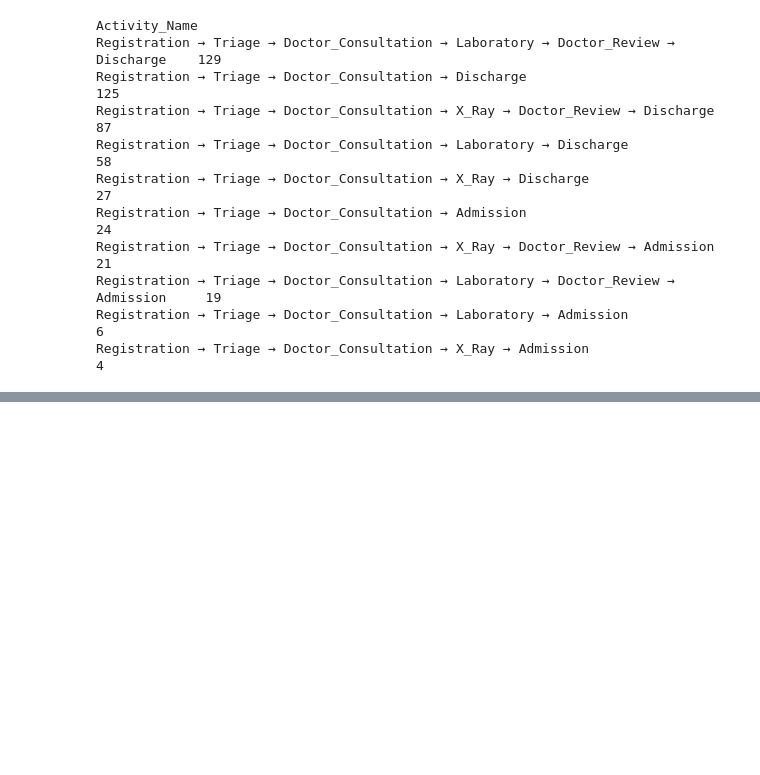
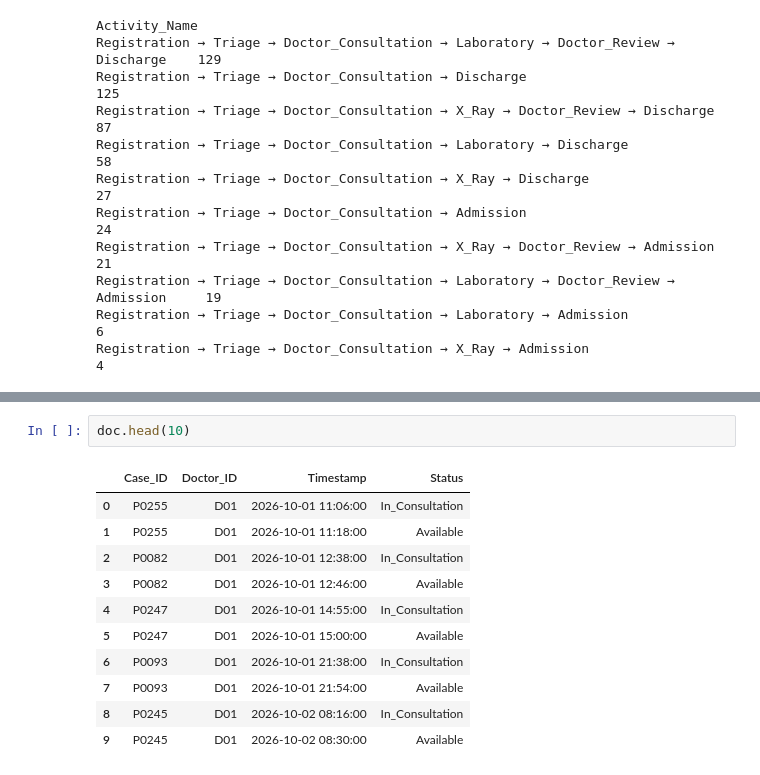
Before and after one commit to Ananyasingh0413/CareFlow---Clinical-Pathway-Process-Mining, a Jupyter notebook: healthcare_project-checkpoint.ipynb, the cells around one changed output, grey strips where cells are left out. Drawn from its saved outputs; the diff is of its cells as text; blank space fills up the shorter version.

```diff
--- a/healthcare_project-checkpoint.ipynb
+++ b/healthcare_project-checkpoint.ipynb
@@ -907,0 +1035,14 @@ Registration → Triage → Doctor_Consultation → X_Ray → Admission
+# %%
+doc.head(10)
+# %% [output]
+|  | Case_ID | Doctor_ID | Timestamp | Status |
+| 0 | P0255 | D01 | 2026-10-01 11:06:00 | In_Consultation |
+| 1 | P0255 | D01 | 2026-10-01 11:18:00 | Available |
+| 2 | P0082 | D01 | 2026-10-01 12:38:00 | In_Consultation |
+| 3 | P0082 | D01 | 2026-10-01 12:46:00 | Available |
+| 4 | P0247 | D01 | 2026-10-01 14:55:00 | In_Consultation |
+| 5 | P0247 | D01 | 2026-10-01 15:00:00 | Available |
+| 6 | P0093 | D01 | 2026-10-01 21:38:00 | In_Consultation |
+| 7 | P0093 | D01 | 2026-10-01 21:54:00 | Available |
+| 8 | P0245 | D01 | 2026-10-02 08:16:00 | In_Consultation |
+| 9 | P0245 | D01 | 2026-10-02 08:30:00 | Available |
```
Also changed, not shown: parts of 12 cells of this notebook.
